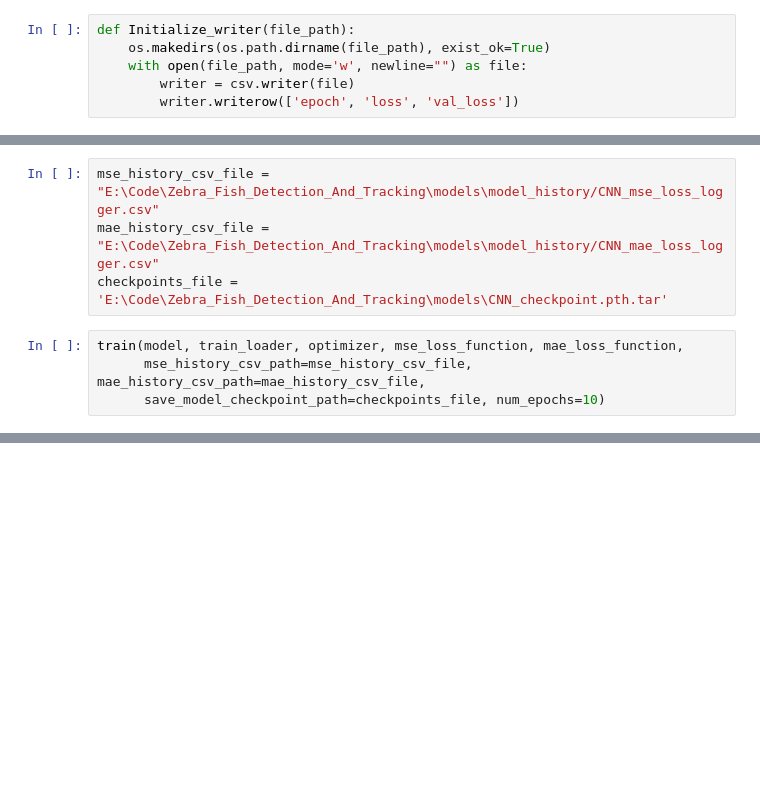
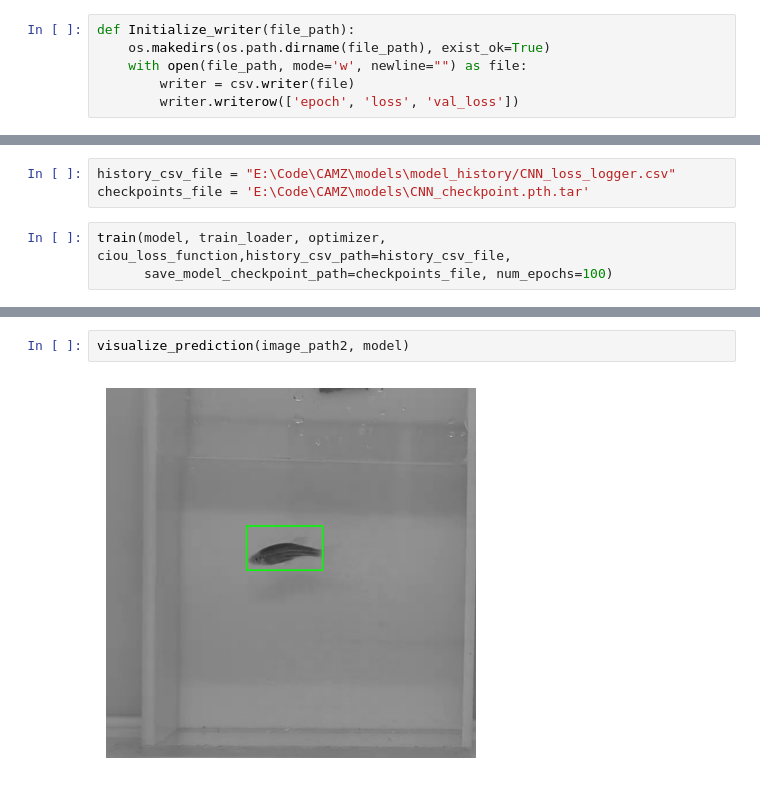
Before and after one commit to Praharsha-Himala/CAMZ, a Jupyter notebook: notebooks/2.0-chp-CNN.ipynb, the cells around one changed output, grey strips where cells are left out. Drawn from its saved outputs; the diff is of its cells as text; blank space fills up the shorter version.

```diff
--- a/notebooks/2.0-chp-CNN.ipynb
+++ b/notebooks/2.0-chp-CNN.ipynb
@@ -166,9 +179,7 @@ def train(model, train_loader, optimizer,
 # %%
-mse_history_csv_file = "E:\Code\Zebra_Fish_Detection_And_Tracking\models\model_history/CNN_mse_loss_logger.csv"
-mae_history_csv_file = "E:\Code\Zebra_Fish_Detection_And_Tracking\models\model_history/CNN_mae_loss_logger.csv"
-checkpoints_file = 'E:\Code\Zebra_Fish_Detection_And_Tracking\models\CNN_checkpoint.pth.tar'
+history_csv_file = "E:\Code\CAMZ\models\model_history/CNN_loss_logger.csv"
+checkpoints_file = 'E:\Code\CAMZ\models\CNN_checkpoint.pth.tar'
 # %%
-train(model, train_loader, optimizer, mse_loss_function, mae_loss_function,
-      mse_history_csv_path=mse_history_csv_file, mae_history_csv_path=mae_history_csv_file,
-      save_model_checkpoint_path=checkpoints_file, num_epochs=10)
+train(model, train_loader, optimizer, ciou_loss_function,history_csv_path=history_csv_file,
+      save_model_checkpoint_path=checkpoints_file, num_epochs=100)
 # %% [output]
@@ -236,0 +232,4 @@ loading checkpoint
+# %%
+visualize_prediction(image_path2, model)
+# %% [output]
+[figure, added]
```
Also changed, not shown: parts of 14 cells of this notebook.
